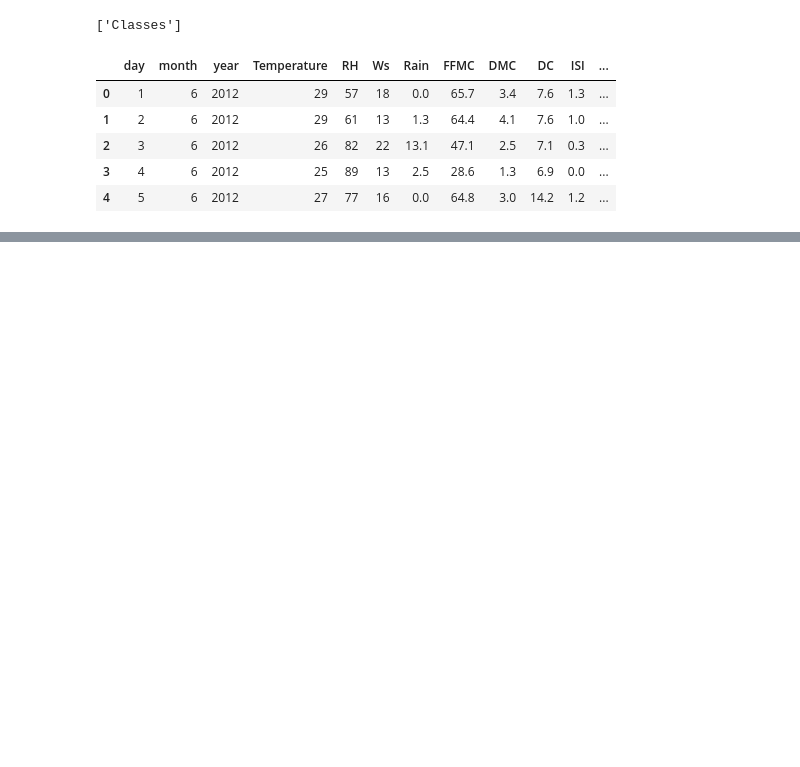
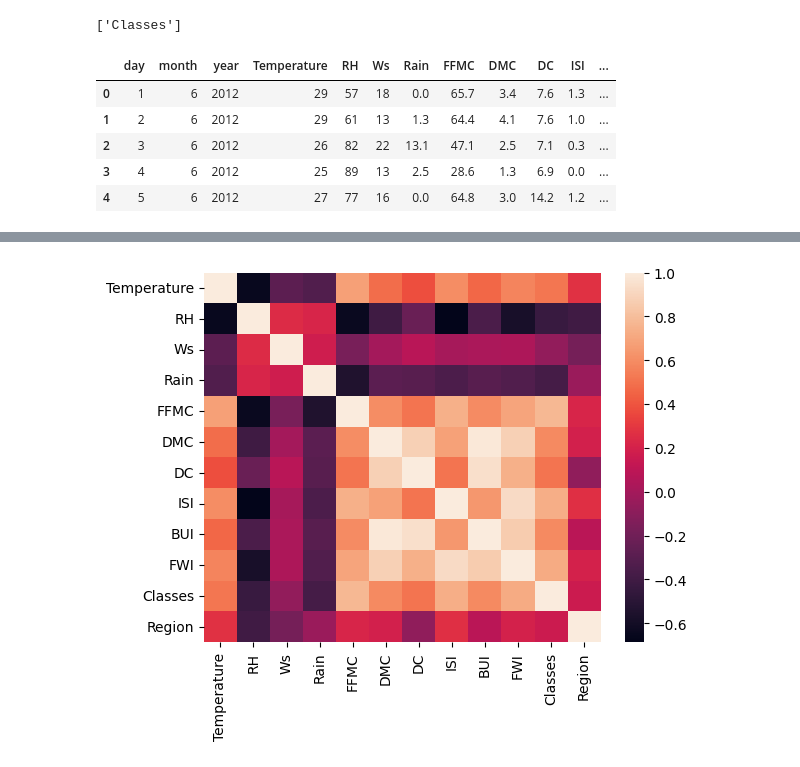
Before and after one commit to Shimul-Zahan/ML-Bootcamp, a Jupyter notebook: Ridge,Lasso And ElasticNet Algorithm/ridge_lassto_elastic_cv.ipynb, the cells around one changed output, grey strips where cells are left out. Saved outputs shown, nothing was run; the diff lists cells and outputs as text; code cells hidden in the pictures; blank space fills up the shorter version.

```diff
--- a/Ridge,Lasso And ElasticNet Algorithm/ridge_lassto_elastic_cv.ipynb
+++ b/Ridge,Lasso And ElasticNet Algorithm/ridge_lassto_elastic_cv.ipynb
@@ -170,0 +262,5 @@ data.head()
+# %%
+sns.heatmap(data_copy.corr())
+plt.show()
+# %% [output]
+[figure, added]
```
Also changed, not shown: parts of 19 cells of this notebook.
